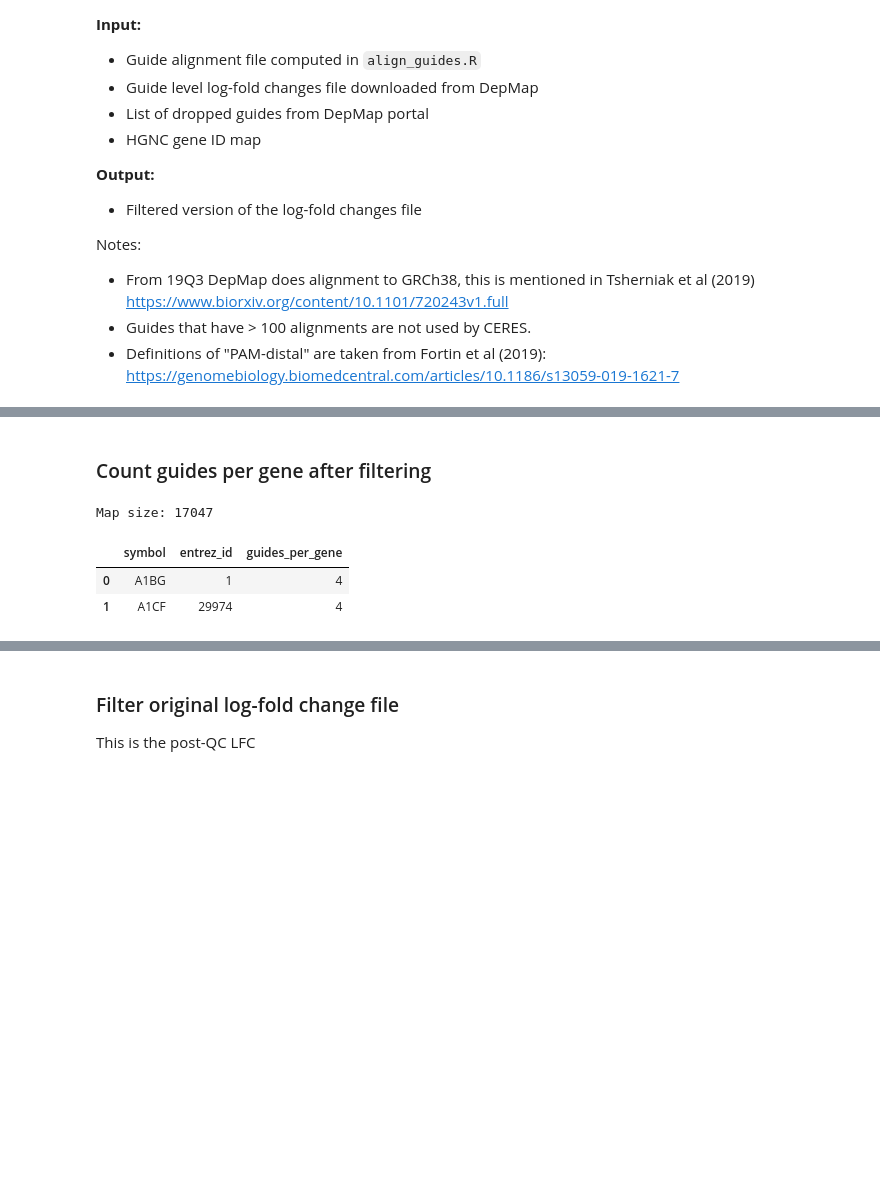
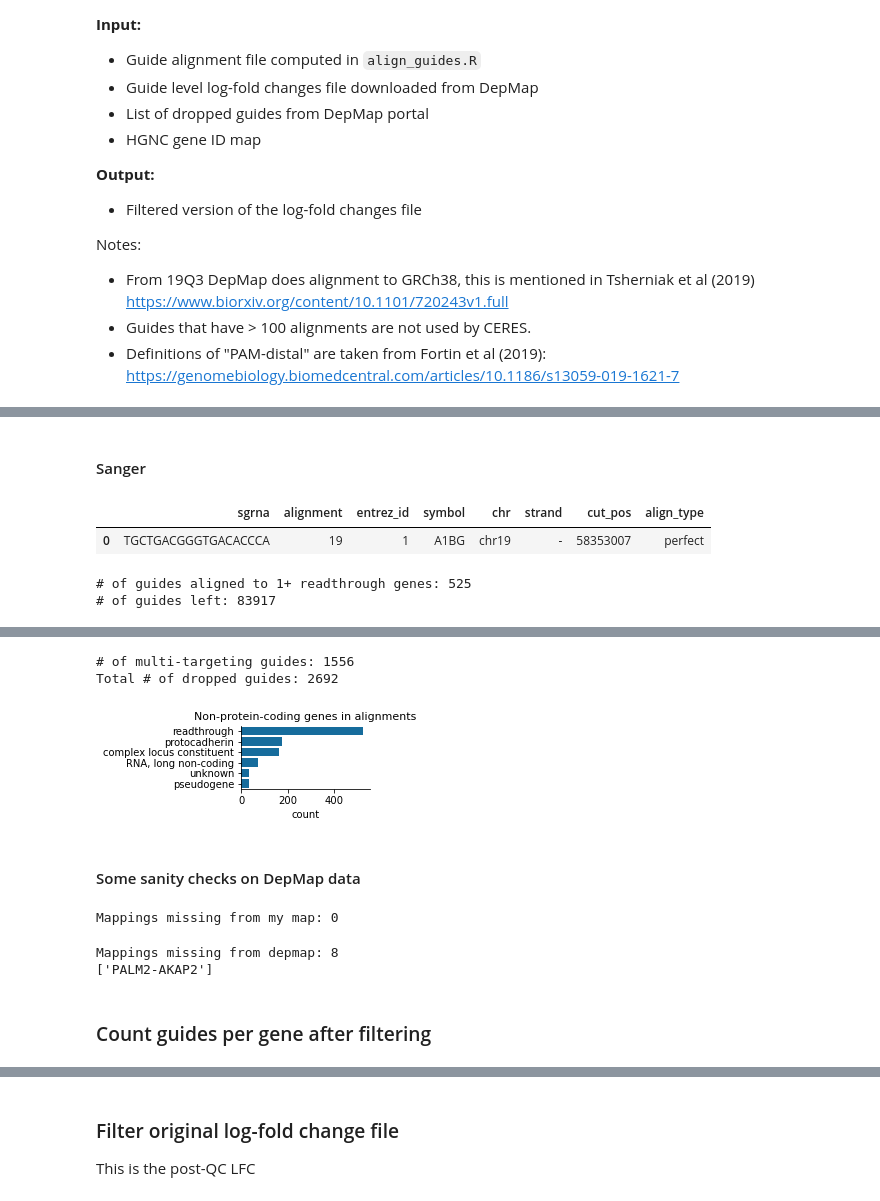
Before and after one commit to DeKegel/paralog_SL_prediction, a Jupyter notebook: 0_running_ceres/02_filter_multi_target_guides.ipynb, the cells around one changed output, grey strips where cells are left out. Saved outputs shown, nothing was run; the diff lists cells and outputs as text; code cells hidden in the pictures; blank space fills up the shorter version.

```diff
--- a/0_running_ceres/02_filter_multi_target_guides.ipynb
+++ b/0_running_ceres/02_filter_multi_target_guides.ipynb
@@ -282,0 +138,3 @@ Multi-targeting guides: 3251
+# %%
+all_alignments_sanger = load_alignments(file_alignments('sanger'), perfect_alignment=19)
+display(all_alignments_sanger[:1])
@@ -282,0 +250,18 @@ Multi-targeting guides: 3251
+# %% [markdown]
+#### Sanger
+# %%
+f, ax = plt.subplots(1, 1, figsize=(4,1.8))
+# Sanger data doesn't have dropped guides file associated with it
+alignments_sanger_1 = all_alignments_sanger[(all_alignments_sanger.align_type != 'double')].rename(columns={'gene':'symbol'})
+display(alignments_sanger_1[:1])
+
+alignments_sanger_2 = filter_guides_targeting_readthroughs(alignments_sanger_1, ax)
+display(alignments_sanger_2[:1])
+
+unique_alignments_sanger, dropped_guides_sanger = filter_multi_targeting_guides(alignments_sanger_2, all_alignments_sanger)
+plt.tight_layout()
+# %% [output]
+|  | sgrna | alignment | entrez_id | symbol | chr | strand | cut_pos | align_type |
+| 0 | TGCTGACGGGTGACACCCA | 19 | 1 | A1BG | chr19 | - | 58353007 | perfect |
+# of guides aligned to 1+ readthrough genes: 525
+# of guides left: 83917
@@ -283,15 +270,32 @@ Multi-targeting guides: 3251
+# of multi-targeting guides: 1556
+Total # of dropped guides: 2692
+[figure, added]
+# %% [markdown]
+#### Some sanity checks on DepMap data
+# %%
+# Check that sgRNA mappings in depmap guide map are all in this map
+df = pd.merge(depmap_guide_map[['sgrna','entrez_id','gene']],
+              alignments_1[['sgrna','entrez_id','symbol','align_type']], on=['sgrna','entrez_id'], how='outer')
+print('Mappings missing from my map:', df[df.symbol.isna()].shape[0])
+# %% [output]
+Mappings missing from my map: 0
+# %%
+# Check that sgRNA mappings in depmap guide map are all in this map
+df = pd.merge(depmap_guide_map[['sgrna','entrez_id','gene']],
+              alignments_2[['sgrna','entrez_id','symbol','align_type']], on=['sgrna','entrez_id'], how='outer')
+print('Mappings missing from depmap:', df[(df.align_type=='perfect')&(df.gene.isna())].shape[0])
+print(df[(df.align_type=='perfect')&(df.gene.isna())].symbol.unique())
+# %% [output]
+Mappings missing from depmap: 8
+['PALM2-AKAP2']
 # %% [markdown]
 ### Count guides per gene after filtering
 # %%
 # Save out guides per gene to use in CERES post-processing
-assert(unique_alignments[unique_alignments.align_type!='perfect'].shape[0] == 0)
-guides_per_gene = unique_alignments.groupby(['symbol', 'entrez_id']).sgrna.nunique().reset_index()
-guides_per_gene = guides_per_gene.rename(columns={'sgrna':'guides_per_gene'})
-guides_per_gene.to_csv(file_guides_per_gene)
-print('Map size:', guides_per_gene.shape[0])
-guides_per_gene[:2]
+def save_guides_per_gene(unique_alignments, fname):
+    assert(unique_alignments[unique_alignments.align_type!='perfect'].shape[0] == 0)
+    guides_per_gene = unique_alignments.groupby(['symbol', 'entrez_id']).sgrna.nunique().reset_index()
+    guides_per_gene = guides_per_gene.rename(columns={'sgrna':'guides_per_gene'})
+    guides_per_gene.to_csv(fname)
+    print('Map size (n genes):', guides_per_gene.shape[0])
+    display(guides_per_gene[:2])
-# %% [output]
-Map size: 17047
-|  | symbol | entrez_id | guides_per_gene |
-| 0 | A1BG | 1 | 4 |
-| 1 | A1CF | 29974 | 4 |
```
Also changed, not shown: parts of 50 cells of this notebook, 5 other files.
